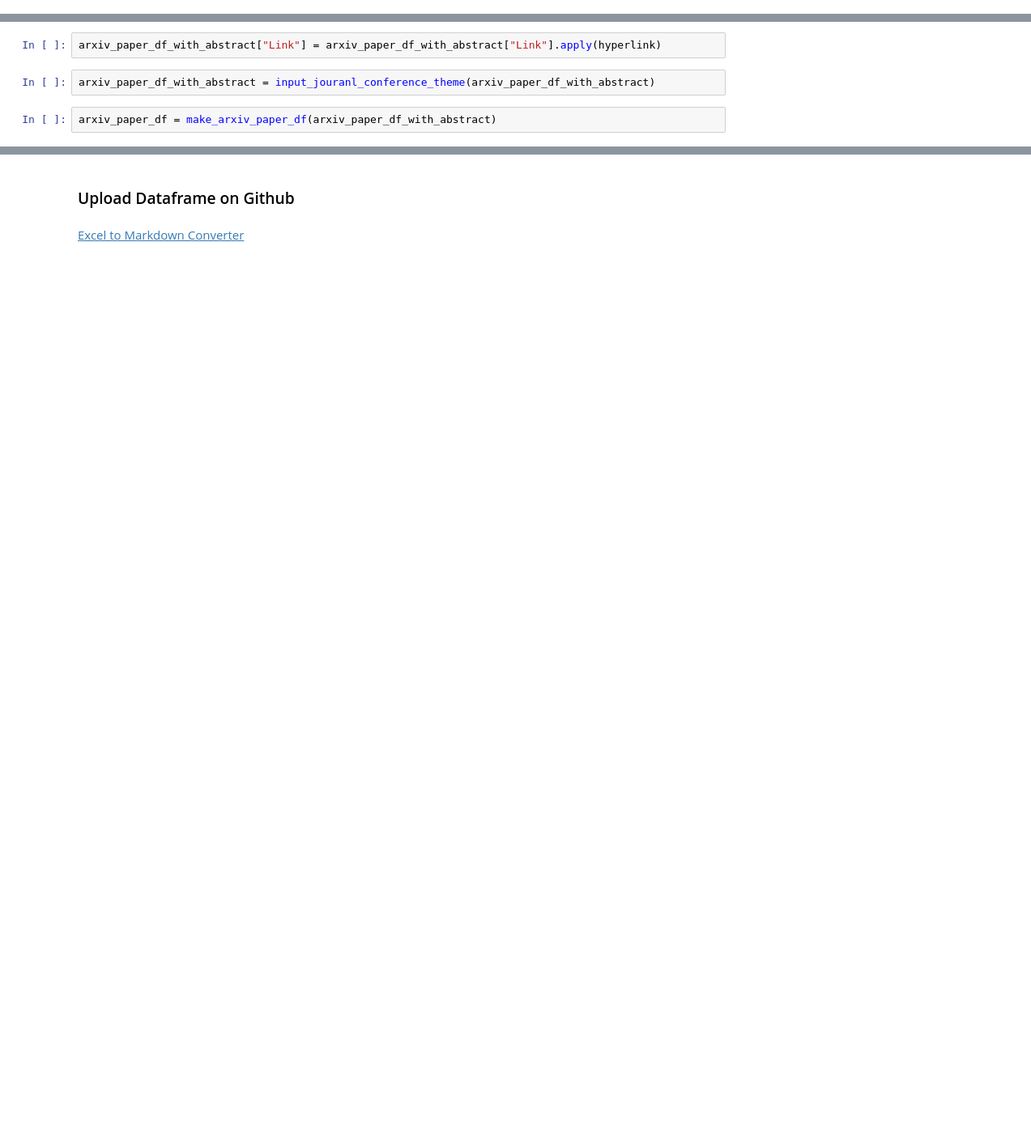
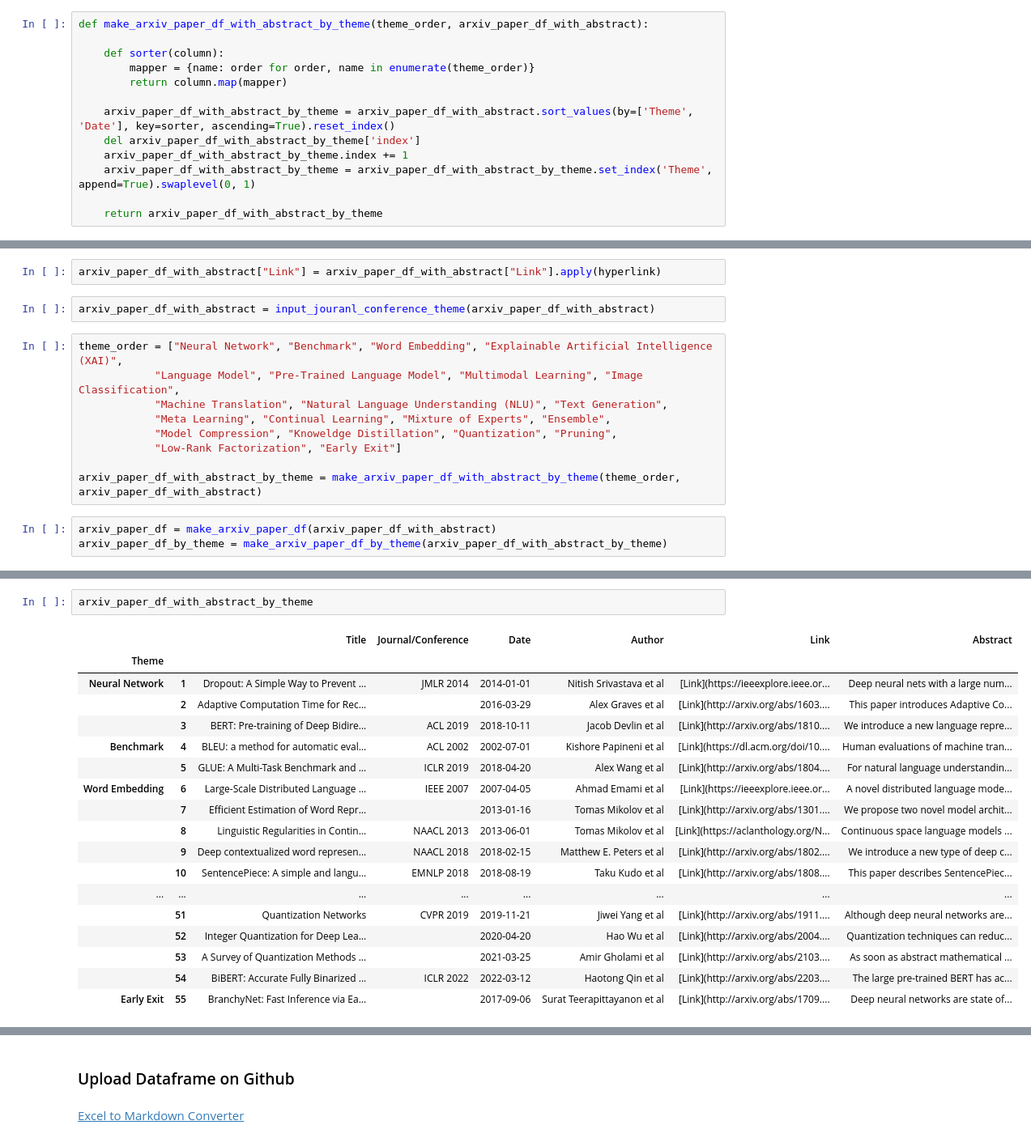
Before and after one commit to minseok0809/awesome-ai-paper, a Jupyter notebook: arxiv_paper_dataframe_by_crawling.ipynb, the cells around one changed output, grey strips where cells are left out. Shown at 81% size. Saved outputs shown, nothing was run; the diff lists cells and outputs as text; blank space fills up the shorter version.

```diff
--- a/arxiv_paper_dataframe_by_crawling.ipynb
+++ b/arxiv_paper_dataframe_by_crawling.ipynb
@@ -106,6 +100,19 @@ def input_jouranl_conference_theme(arxiv_paper_df_with_abstract):
     arxiv_paper_df_with_abstract = arxiv_paper_df_with_abstract[['Title', 'Journal/Conference', 'Date', 'Author', 'Theme', 'Link', 'Abstract']]
 
     return arxiv_paper_df_with_abstract
+# %%
+def make_arxiv_paper_df_with_abstract_by_theme(theme_order, arxiv_paper_df_with_abstract):
+
+    def sorter(column):
+        mapper = {name: order for order, name in enumerate(theme_order)}
+        return column.map(mapper)
+
+    arxiv_paper_df_with_abstract_by_theme = arxiv_paper_df_with_abstract.sort_values(by=['Theme', 'Date'], key=sorter, ascending=True).reset_index()
+    del arxiv_paper_df_with_abstract_by_theme['index']
+    arxiv_paper_df_with_abstract_by_theme.index += 1
+    arxiv_paper_df_with_abstract_by_theme = arxiv_paper_df_with_abstract_by_theme.set_index('Theme', append=True).swaplevel(0, 1)
+
+    return arxiv_paper_df_with_abstract_by_theme
 # %%
 def make_arxiv_paper_df(arxiv_paper_df_with_abstract):
 
@@ -168,8 +181,18 @@ arxiv_paper_df_with_abstract = add_other_papers_column(arxiv_paper_df_with_abstr
 arxiv_paper_df_with_abstract["Link"] = arxiv_paper_df_with_abstract["Link"].apply(hyperlink)
 # %%
 arxiv_paper_df_with_abstract = input_jouranl_conference_theme(arxiv_paper_df_with_abstract)
+# %%
+theme_order = ["Neural Network", "Benchmark", "Word Embedding", "Explainable Artificial Intelligence (XAI)",
+            "Language Model", "Pre-Trained Language Model", "Multimodal Learning", "Image Classification",
+            "Machine Translation", "Natural Language Understanding (NLU)", "Text Generation",
+            "Meta Learning", "Continual Learning", "Mixture of Experts", "Ensemble",
+            "Model Compression", "Knoweldge Distillation", "Quantization", "Pruning",
+            "Low-Rank Factorization", "Early Exit"]
+
+arxiv_paper_df_with_abstract_by_theme = make_arxiv_paper_df_with_abstract_by_theme(theme_order, arxiv_paper_df_with_abstract)
 # %%
 arxiv_paper_df = make_arxiv_paper_df(arxiv_paper_df_with_abstract)
+arxiv_paper_df_by_theme = make_arxiv_paper_df_by_theme(arxiv_paper_df_with_abstract_by_theme)
 # %%
 arxiv_paper_df_with_abstract
 # %% [output]
@@ -190,6 +213,27 @@ arxiv_paper_df_with_abstract
 | 53 | BERT Learns to Teach: Knowledge D... | ACL 2022 | 2021-06-08 | Wangchunshu Zhou et al | Meta Learning | [Link](http://arxiv.org/abs/2106.... | We present Knowledge Distillation... |
 | 54 | A Survey on Model Compression and... | AAAI 2023 | 2022-02-15 | Canwen Xu et al | Pre-Trained Language Model | [Link](http://arxiv.org/abs/2202.... | Despite achieving state-of-the-ar... |
 | 55 | BiBERT: Accurate Fully Binarized ... | ICLR 2022 | 2022-03-12 | Haotong Qin et al | Quantization | [Link](http://arxiv.org/abs/2203.... | The large pre-trained BERT has ac... |
+# %%
+arxiv_paper_df_with_abstract_by_theme
+# %% [output]
+|  |  | Title | Journal/Conference | Date | Author | Link | Abstract |
+| Theme |  |  |  |  |  |  |  |
+| Neural Network | 1 | Dropout: A Simple Way to Prevent ... | JMLR 2014 | 2014-01-01 | Nitish Srivastava et al | [Link](https://ieeexplore.ieee.or... | Deep neural nets with a large num... |
+|  | 2 | Adaptive Computation Time for Rec... |  | 2016-03-29 | Alex Graves et al | [Link](http://arxiv.org/abs/1603.... | This paper introduces Adaptive Co... |
+|  | 3 | BERT: Pre-training of Deep Bidire... | ACL 2019 | 2018-10-11 | Jacob Devlin et al | [Link](http://arxiv.org/abs/1810.... | We introduce a new language repre... |
+| Benchmark | 4 | BLEU: a method for automatic eval... | ACL 2002 | 2002-07-01 | Kishore Papineni et al | [Link](https://dl.acm.org/doi/10.... | Human evaluations of machine tran... |
+|  | 5 | GLUE: A Multi-Task Benchmark and ... | ICLR 2019 | 2018-04-20 | Alex Wang et al | [Link](http://arxiv.org/abs/1804.... | For natural language understandin... |
+| Word Embedding | 6 | Large-Scale Distributed Language ... | IEEE 2007 | 2007-04-05 | Ahmad Emami et al | [Link](https://ieeexplore.ieee.or... | A novel distributed language mode... |
+|  | 7 | Efficient Estimation of Word Repr... |  | 2013-01-16 | Tomas Mikolov et al | [Link](http://arxiv.org/abs/1301.... | We propose two novel model archit... |
+|  | 8 | Linguistic Regularities in Contin... | NAACL 2013 | 2013-06-01 | Tomas Mikolov et al | [Link](https://aclanthology.org/N... | Continuous space language models ... |
+|  | 9 | Deep contextualized word represen... | NAACL 2018 | 2018-02-15 | Matthew E. Peters et al | [Link](http://arxiv.org/abs/1802.... | We introduce a new type of deep c... |
+|  | 10 | SentencePiece: A simple and langu... | EMNLP 2018 | 2018-08-19 | Taku Kudo et al | [Link](http://arxiv.org/abs/1808.... | This paper describes SentencePiec... |
+| ... | ... | ... | ... | ... | ... | ... | ... |
+|  | 51 | Quantization Networks | CVPR 2019 | 2019-11-21 | Jiwei Yang et al | [Link](http://arxiv.org/abs/1911.... | Although deep neural networks are... |
+|  | 52 | Integer Quantization for Deep Lea... |  | 2020-04-20 | Hao Wu et al | [Link](http://arxiv.org/abs/2004.... | Quantization techniques can reduc... |
+|  | 53 | A Survey of Quantization Methods ... |  | 2021-03-25 | Amir Gholami et al | [Link](http://arxiv.org/abs/2103.... | As soon as abstract mathematical ... |
+|  | 54 | BiBERT: Accurate Fully Binarized ... | ICLR 2022 | 2022-03-12 | Haotong Qin et al | [Link](http://arxiv.org/abs/2203.... | The large pre-trained BERT has ac... |
+| Early Exit | 55 | BranchyNet: Fast Inference via Ea... |  | 2017-09-06 | Surat Teerapittayanon et al | [Link](http://arxiv.org/abs/1709.... | Deep neural networks are state of... |
 # %%
 arxiv_paper_df_with_abstract.to_excel("arxiv_paper_df_with_abstract.xlsx")
 arxiv_paper_df.to_excel("arxiv_paper_df.xlsx")
```
Also changed, not shown: parts of 3 cells of this notebook, 1 other file.
